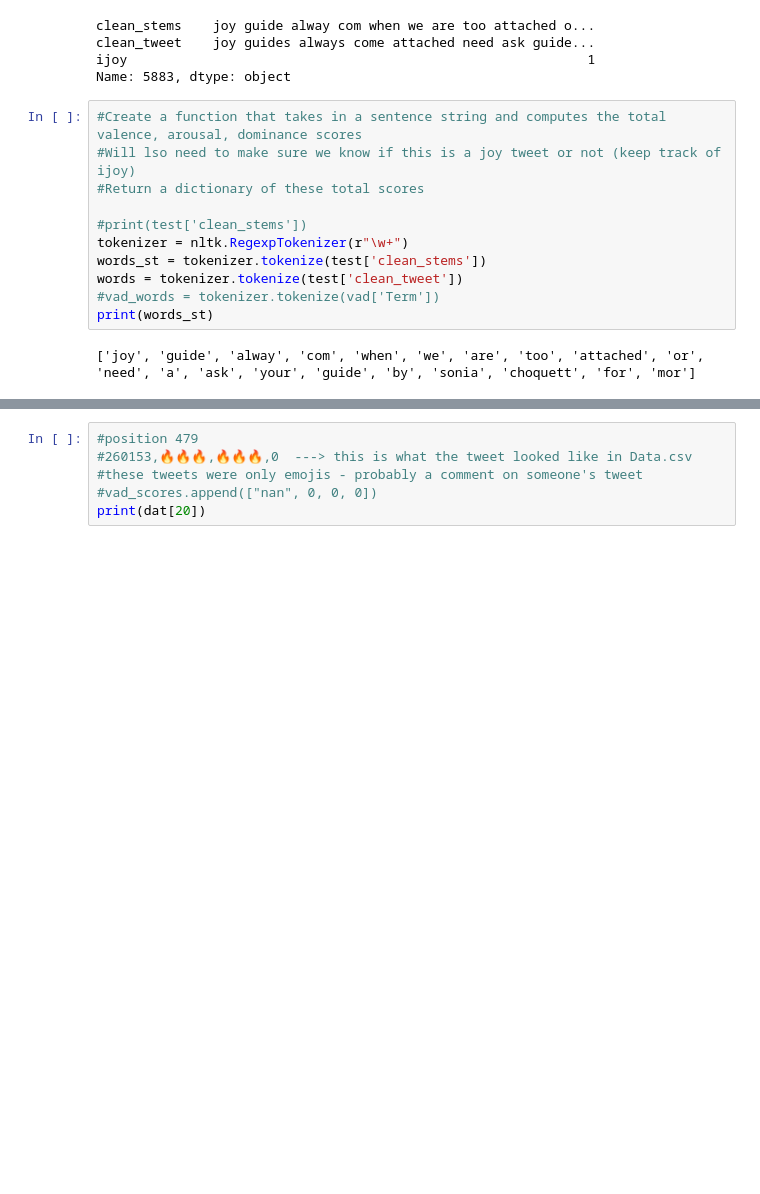
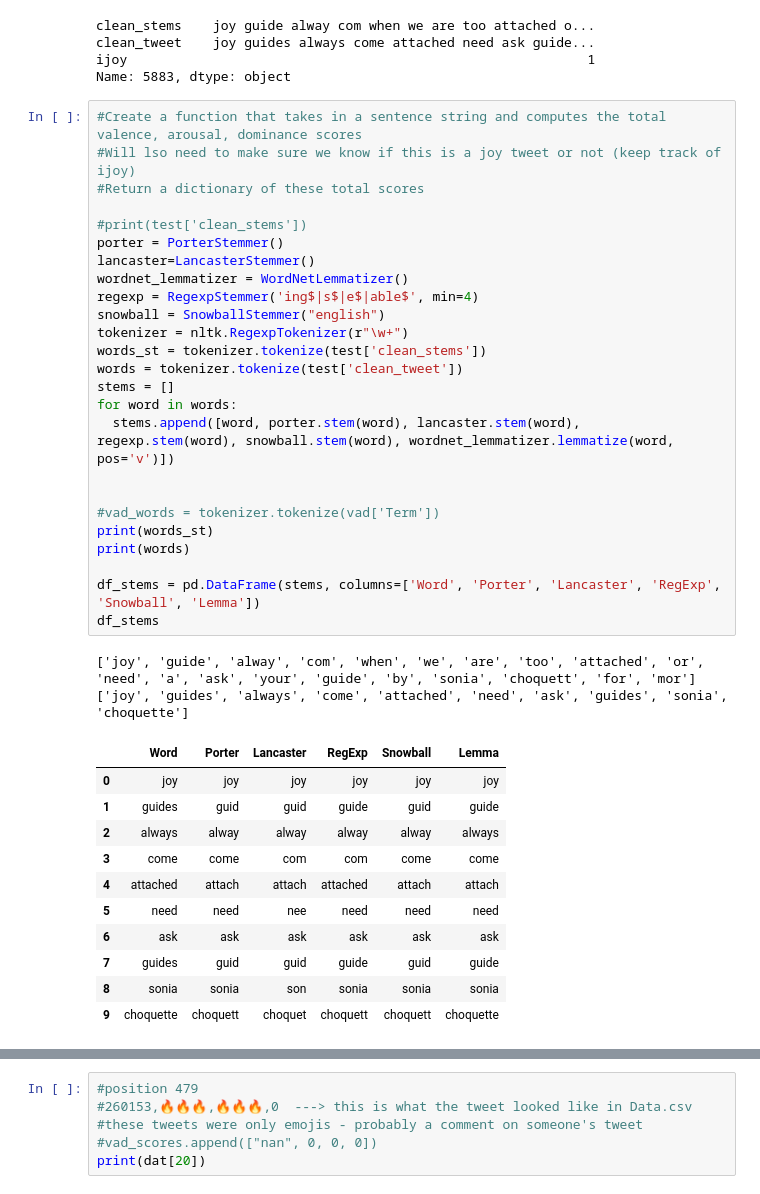
Before and after one commit to corinnesteuk/Joy-Project, a Jupyter notebook: VAD.ipynb, the cells around one changed output, grey strips where cells are left out. Cells and saved outputs as stored; diff of their text form; blank space fills up the shorter version.

```diff
--- a/VAD.ipynb
+++ b/VAD.ipynb
@@ -20,16 +26,42 @@ Name: 5883, dtype: object
 # %%
 #Create a function that takes in a sentence string and computes the total valence, arousal, dominance scores
 #Will lso need to make sure we know if this is a joy tweet or not (keep track of ijoy)
 #Return a dictionary of these total scores
 
 #print(test['clean_stems'])
+porter = PorterStemmer()
+lancaster=LancasterStemmer()
+wordnet_lemmatizer = WordNetLemmatizer()
+regexp = RegexpStemmer('ing$|s$|e$|able$', min=4)
+snowball = SnowballStemmer("english")
 tokenizer = nltk.RegexpTokenizer(r"\w+")
 words_st = tokenizer.tokenize(test['clean_stems'])
 words = tokenizer.tokenize(test['clean_tweet'])
+stems = []
+for word in words:
+  stems.append([word, porter.stem(word), lancaster.stem(word), regexp.stem(word), snowball.stem(word), wordnet_lemmatizer.lemmatize(word, pos='v')])
+
+
 #vad_words = tokenizer.tokenize(vad['Term'])
 print(words_st)
+print(words)
+
+df_stems = pd.DataFrame(stems, columns=['Word', 'Porter', 'Lancaster', 'RegExp', 'Snowball', 'Lemma'])
+df_stems
 # %% [output]
 ['joy', 'guide', 'alway', 'com', 'when', 'we', 'are', 'too', 'attached', 'or', 'need', 'a', 'ask', 'your', 'guide', 'by', 'sonia', 'choquett', 'for', 'mor']
+['joy', 'guides', 'always', 'come', 'attached', 'need', 'ask', 'guides', 'sonia', 'choquette']
+|  | Word | Porter | Lancaster | RegExp | Snowball | Lemma |
+| 0 | joy | joy | joy | joy | joy | joy |
+| 1 | guides | guid | guid | guide | guid | guide |
+| 2 | always | alway | alway | alway | alway | always |
+| 3 | come | come | com | com | come | come |
+| 4 | attached | attach | attach | attached | attach | attach |
+| 5 | need | need | nee | need | need | need |
+| 6 | ask | ask | ask | ask | ask | ask |
+| 7 | guides | guid | guid | guide | guid | guide |
+| 8 | sonia | sonia | son | sonia | sonia | sonia |
+| 9 | choquette | choquett | choquet | choquett | choquett | choquette |
 # %%
 #Function to get the total of Valence Arousal Dominance
 def vad_totals(words):
```
Also changed, not shown: parts of 7 cells of this notebook.
